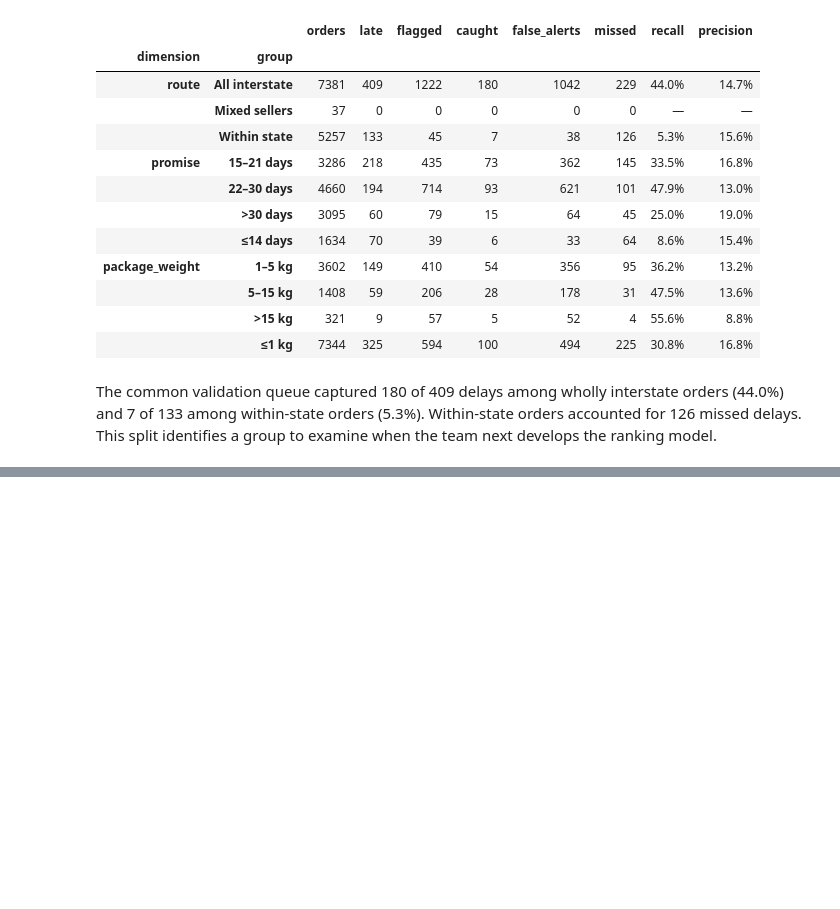
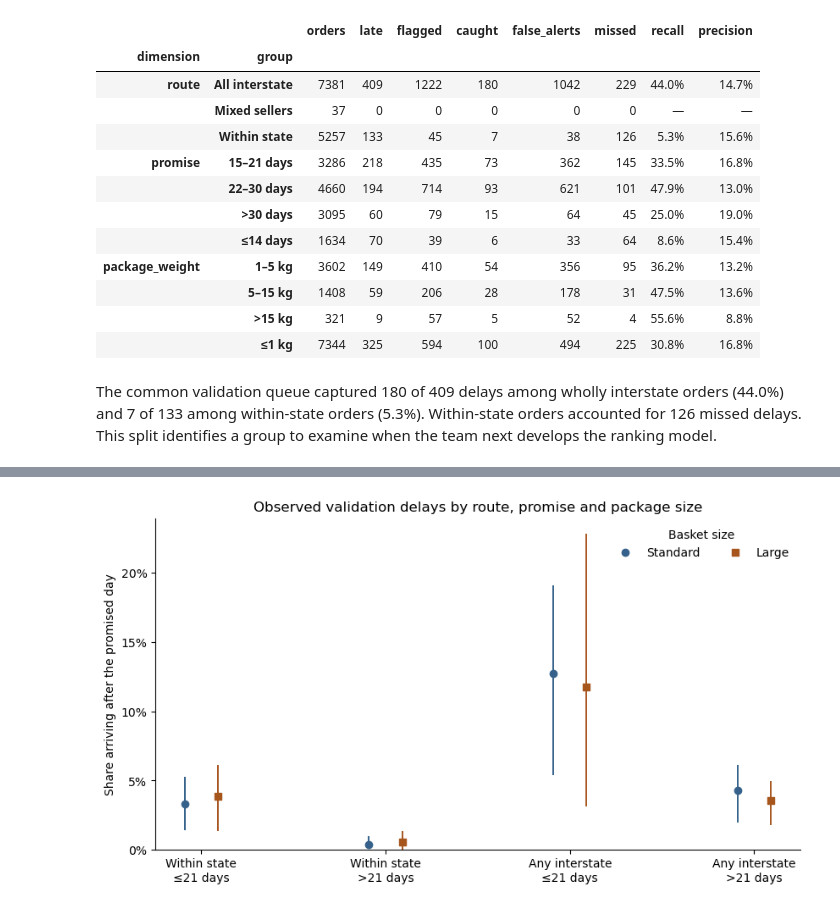
Before and after one commit to Asaph-L/DSC-5001-group-project, a Jupyter notebook: notebooks/04_explain_predictions.ipynb, the cells around one changed output, grey strips where cells are left out. Drawn from its saved outputs; the diff is of its cells as text; code cells hidden in the pictures; blank space fills up the shorter version.

Commit message:
Extend the delivery delay study and publish bilingual findings

```diff
--- a/notebooks/04_explain_predictions.ipynb
+++ b/notebooks/04_explain_predictions.ipynb
@@ -16,10 +16,12 @@ from sklearn.metrics import average_precision_score
 from threadpoolctl import threadpool_limits
 
 ROOT = next(p for p in (Path.cwd(), *Path.cwd().parents) if (p / "data/checkout_features.json").is_file())
-PROCESSED, RESULTS = ROOT / "data/processed", ROOT / "results"
+PROCESSED = ROOT / "data/processed"
+TABLES = ROOT / "results/tables"
+FIGURES = ROOT / "results/figures"
 schema = json.loads((ROOT / "data/checkout_features.json").read_text())
 features = sum(schema.values(), [])
-decision = json.loads((RESULTS / "model_selection.json").read_text())
+decision = json.loads((TABLES / "model_selection.json").read_text())
 fits = joblib.load(PROCESSED / "validation_models.joblib")  # local output of notebook 03
 orders = pd.read_parquet(PROCESSED / "orders.parquet")
 pred = pd.read_parquet(PROCESSED / "validation_predictions.parquet")
@@ -209,0 +216,18 @@ The common validation queue captured 180 of 409 delays among wholly interstate o
+# %%
+size_cuts = train[["weight_kg", "volume_l"]].quantile(0.75)
+segments = valid.dropna(subset=["weight_kg", "volume_l", "interstate_item_share", "promise_days"]).copy()
+segments["large"] = (segments.weight_kg >= size_cuts.weight_kg) | (segments.volume_l >= size_cuts.volume_l)
+segments["cross_state"] = segments.interstate_item_share > 0
+segments["short"] = segments.promise_days <= 21
+first_day = pd.Timestamp(decision["validation_start"])
+segments["week"] = (segments.purchased_at.dt.normalize() - first_day).dt.days // 7
+dimensions = ["cross_state", "short", "large"]
+cells = pd.MultiIndex.from_product([[False, True], [True, False], [False, True]], names=dimensions)
+weekly = segments.groupby(["week", *dimensions]).late.agg(orders="size", late_orders="sum")
+n_by_week = weekly.orders.unstack(dimensions, fill_value=0).reindex(columns=cells, fill_value=0)
+late_by_week = weekly.late_orders.unstack(dimensions, fill_value=0).reindex(columns=cells, fill_value=0)
+observed = pd.DataFrame({"orders": n_by_week.sum(), "late_orders": late_by_week.sum()})
+observed["delay_rate"] = observed.late_orders / observed.orders
+assert observed.orders.sum() == len(segments) and observed.late_orders.sum() == segments.late.sum()
+print(f"Large basket: ≥{size_cuts.weight_kg:.3f} kg or ≥{size_cuts.volume_l:.3f} L. "
+      f"Included {len(segments):,} orders. Excluded for missing fields: {len(valid) - len(segments):,}.")
@@ -209,0 +285,20 @@ The common validation queue captured 180 of 409 delays among wholly interstate o
+# %%
+positions = np.arange(4)
+fig, ax = plt.subplots(figsize=(8.3, 4.6), constrained_layout=True)
+for large, offset, marker, color, label in [(False, -.09, "o", "#35618a", "Standard"),
+                                            (True, .09, "s", "#a6551d", "Large")]:
+    block = observed.xs(large, level="large")
+    x = positions + offset
+    ax.vlines(x, block.low_95, block.high_95, color=color, linewidth=1.4)
+    ax.scatter(x, block.delay_rate, marker=marker, color=color, label=label, zorder=3)
+ax.set_xticks(positions, ["Within state\n≤21 days", "Within state\n>21 days",
+                          "Any interstate\n≤21 days", "Any interstate\n>21 days"])
+ax.set(title="Observed validation delays by route, promise and package size",
+       ylabel="Share arriving after the promised day", ylim=(0, None))
+ax.yaxis.set_major_formatter(PercentFormatter(1, decimals=0))
+ax.legend(frameon=False, title="Basket size", ncol=2)
+ax.spines[["top", "right"]].set_visible(False)
+fig.savefig(FIGURES / "validation_package_route_promise.png", dpi=140)
+plt.show()
+# %% [output]
+[figure, added]
```
Also changed, not shown: parts of 9 cells of this notebook, 44 other files.
